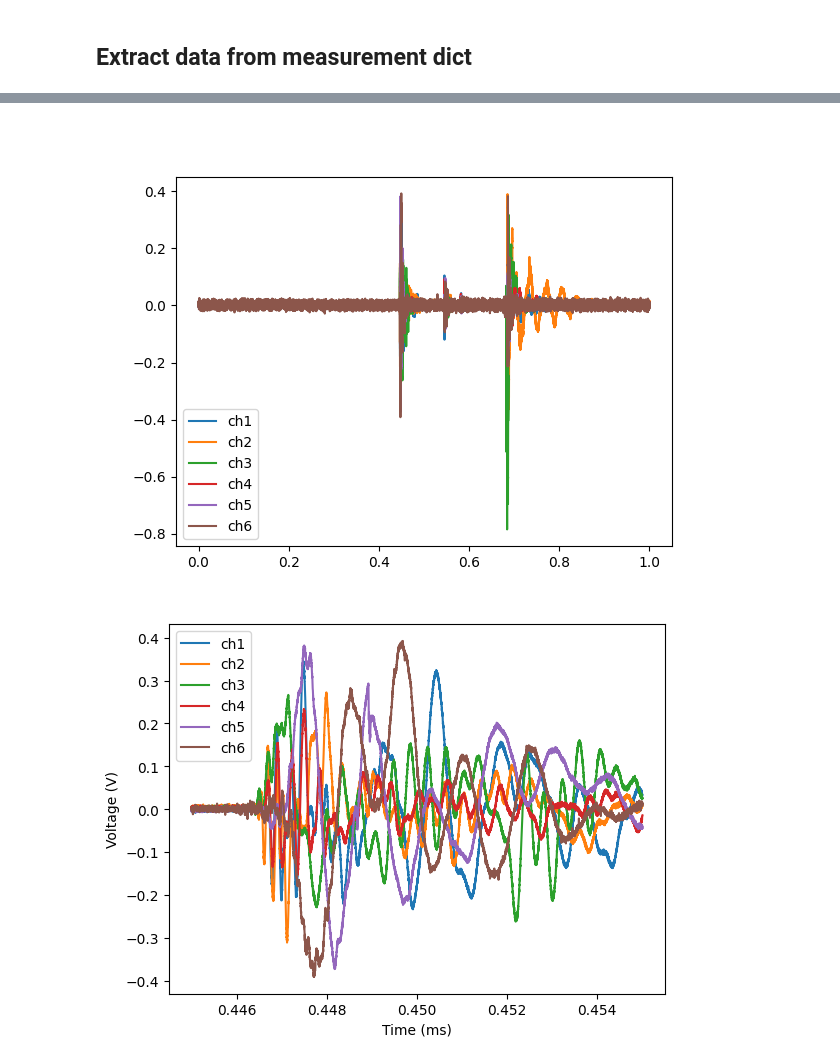
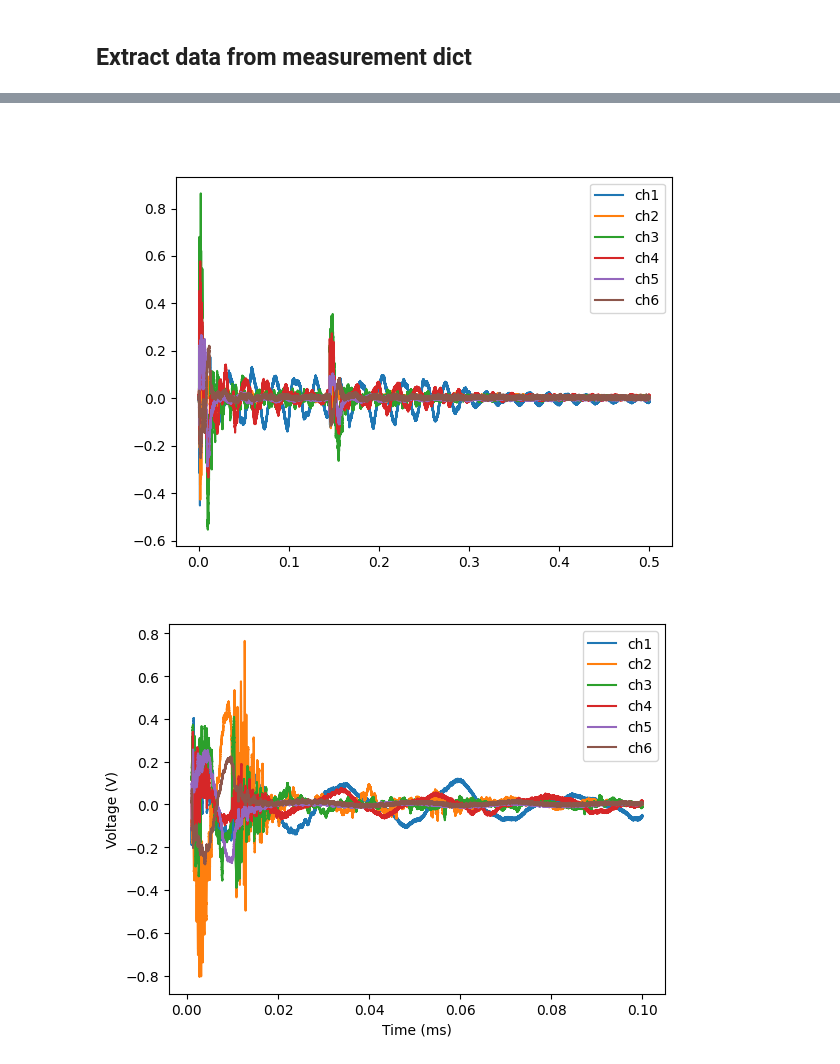
Before and after one commit to MrP123/scf_daq, a Jupyter notebook: main.ipynb, the cells around one changed output, grey strips where cells are left out. Drawn from its saved outputs; the diff is of its cells as text; code cells hidden in the pictures.

```diff
--- a/main.ipynb
+++ b/main.ipynb
@@ -46,6 +47,8 @@ Connected devices:
 Channels: []
 # %%
-device_names = ["cDAQ1Mod3", "cDAQ1Mod4"]
+chassis_name = "cDAQ2"
+module_slots = ["Mod3", "Mod4"]
+device_names = [chassis_name + mod for mod in module_slots]
 device_ids = [ni_task.device_list.index(device_name) for device_name in device_names]
 # %%
 num_channels_available = 0
@@ -102,7 +104,10 @@ ldaq = LDAQ.Core(acquisitions=acq_ni, visualization=vis)
 #ldaq = LDAQ.Core(acquisitions=[acq_ni])
 
 # Set the trigger on the input task
-#ldaq.set_trigger(source=acquisition_name, channel=0, level=0.100, duration=1.0, presamples=50)
+prerun_time = 1e-3 #in ms
+presamples = int(prerun_time * fs)
+
+ldaq.set_trigger(source=acquisition_name, channel=0, level=100e-3, duration=0.5, presamples=presamples)
 
 ldaq
 # %% [output]
@@ -125,5 +130,6 @@ Trigger settings:
 # %%
-ldaq.run(1.0, autoclose=False)
+#ldaq.run(1.0, autoclose=False)
+ldaq.run(autoclose=False)
 #ldaq.run()
 # %% [output]
 closing app
@@ -266,27 +231,27 @@ plt.plot(time, ch1_data, time, ch2_data, time, ch3_data, time, ch4_data, time, c
 plt.legend(["ch1", "ch2", "ch3", "ch4", "ch5", "ch6"])
 plt.show()
 # %% [output]
-[figure, old version]
+[figure, new version]
 # %%
-times = np.array([0.445, 0.455])
+times = np.array([0.001, 0.100])
 #times = np.array([0.685, 0.690])
 indices = (times * fs).astype(int)
 start, end = indices[0], indices[1]
 
 %matplotlib inline
 plt.figure()
 plt.plot(time[start:end], ch1_data[start:end],
          time[start:end], ch2_data[start:end],
          time[start:end], ch3_data[start:end],
          time[start:end], ch4_data[start:end],
          time[start:end], ch5_data[start:end],
          time[start:end], ch6_data[start:end])
 plt.xlabel("Time (ms)")
 plt.ylabel("Voltage (V)")
 plt.legend(["ch1", "ch2", "ch3", "ch4", "ch5", "ch6"])
 plt.show()
 # %% [output]
-[figure, old version]
+[figure, new version]
 # %%
 import pywt
 
```
Also changed, not shown: parts of 13 cells of this notebook, 1 other file.
